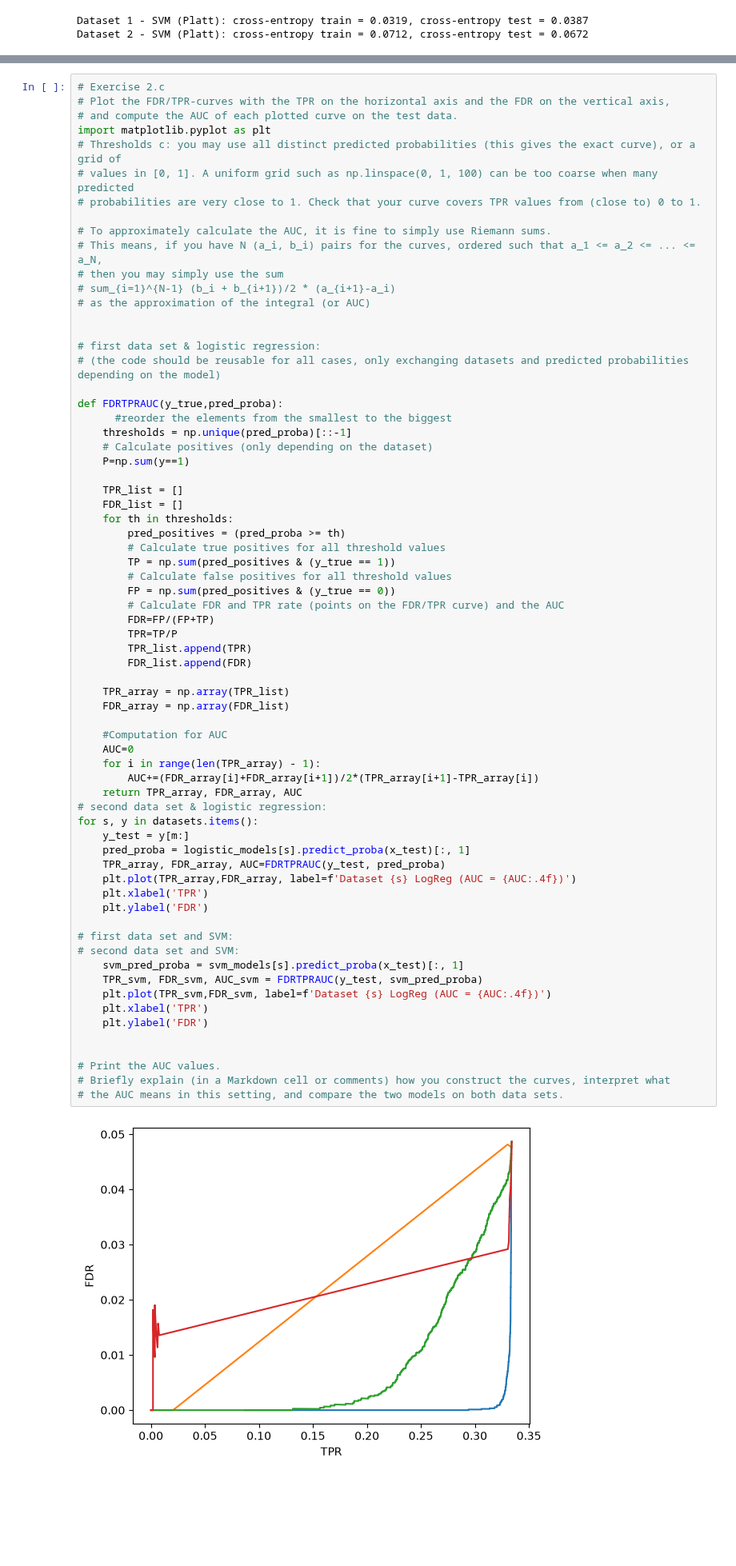
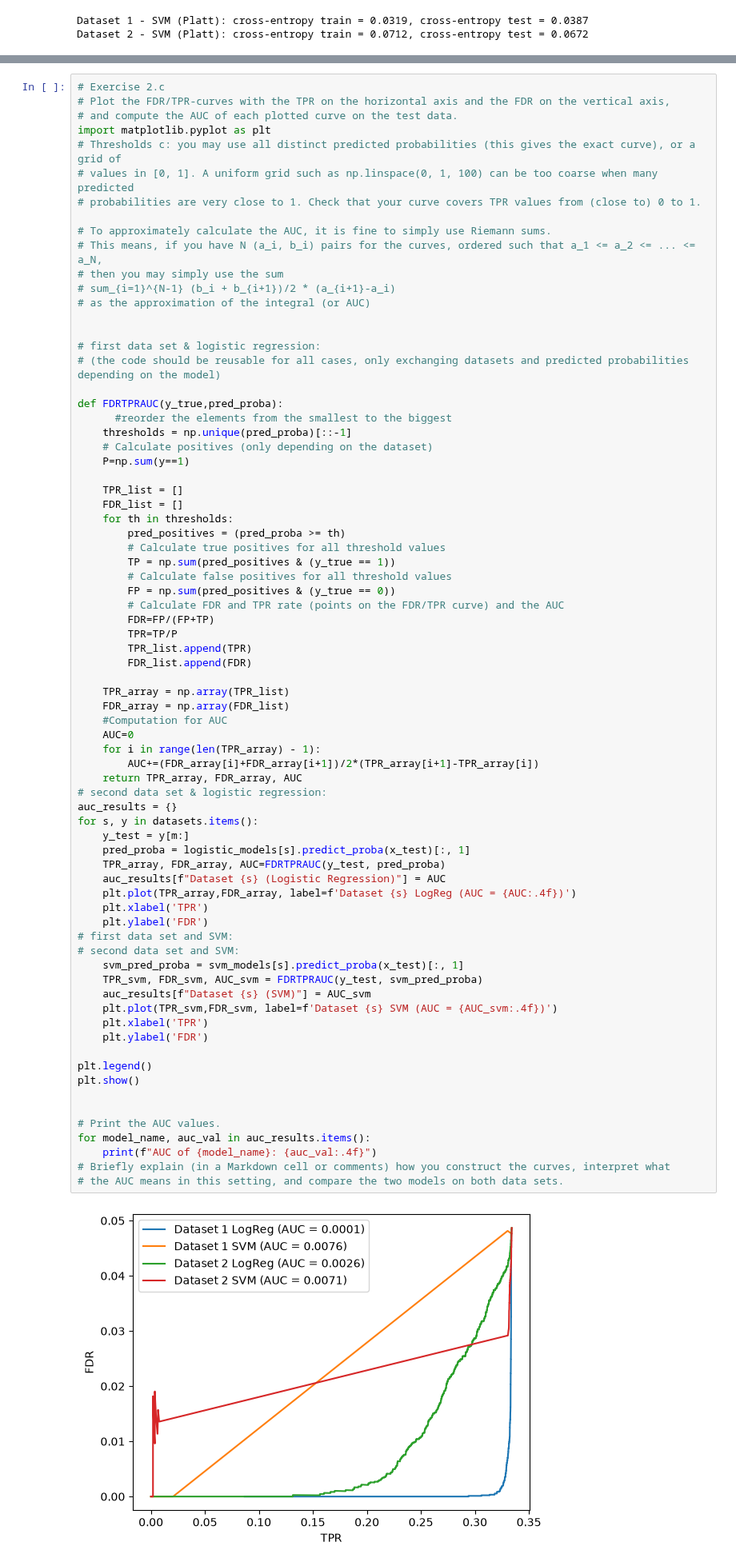
Before and after one commit to minieden/MachineLearningInFinanceProjects, a Jupyter notebook: MLFP2/Project2_2026_Template.ipynb, the cells around one changed output, grey strips where cells are left out. Shown at 80% size. Saved outputs shown, nothing was run; the diff lists cells and outputs as text; blank space fills up the shorter version.

```diff
--- a/MLFP2/Project2_2026_Template.ipynb
+++ b/MLFP2/Project2_2026_Template.ipynb
@@ -218,34 +218,40 @@ def FDRTPRAUC(y_true,pred_proba):
         TPR_list.append(TPR)
         FDR_list.append(FDR)
 
     TPR_array = np.array(TPR_list)
     FDR_array = np.array(FDR_list)
-
     #Computation for AUC
     AUC=0
     for i in range(len(TPR_array) - 1):
         AUC+=(FDR_array[i]+FDR_array[i+1])/2*(TPR_array[i+1]-TPR_array[i])
     return TPR_array, FDR_array, AUC
 # second data set & logistic regression:
+auc_results = {}
 for s, y in datasets.items():
     y_test = y[m:]
     pred_proba = logistic_models[s].predict_proba(x_test)[:, 1]
     TPR_array, FDR_array, AUC=FDRTPRAUC(y_test, pred_proba)
+    auc_results[f"Dataset {s} (Logistic Regression)"] = AUC
     plt.plot(TPR_array,FDR_array, label=f'Dataset {s} LogReg (AUC = {AUC:.4f})')
     plt.xlabel('TPR')
     plt.ylabel('FDR')
-
 # first data set and SVM:
 # second data set and SVM:
     svm_pred_proba = svm_models[s].predict_proba(x_test)[:, 1]
     TPR_svm, FDR_svm, AUC_svm = FDRTPRAUC(y_test, svm_pred_proba)
-    plt.plot(TPR_svm,FDR_svm, label=f'Dataset {s} LogReg (AUC = {AUC:.4f})')
+    auc_results[f"Dataset {s} (SVM)"] = AUC_svm
+    plt.plot(TPR_svm,FDR_svm, label=f'Dataset {s} SVM (AUC = {AUC_svm:.4f})')
     plt.xlabel('TPR')
     plt.ylabel('FDR')
 
+plt.legend()
+plt.show()
+
 
 # Print the AUC values.
+for model_name, auc_val in auc_results.items():
+    print(f"AUC of {model_name}: {auc_val:.4f}")
 # Briefly explain (in a Markdown cell or comments) how you construct the curves, interpret what
 # the AUC means in this setting, and compare the two models on both data sets.
 # %% [output]
-[figure, old version]
+[figure, new version]
```
Also changed, not shown: parts of 3 cells of this notebook.
